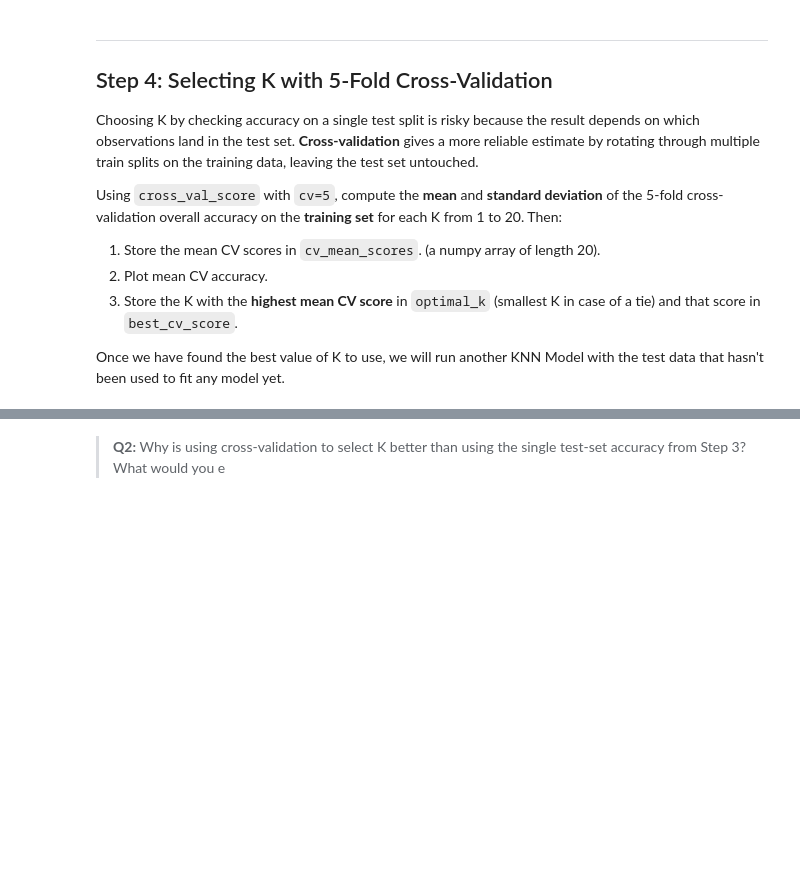
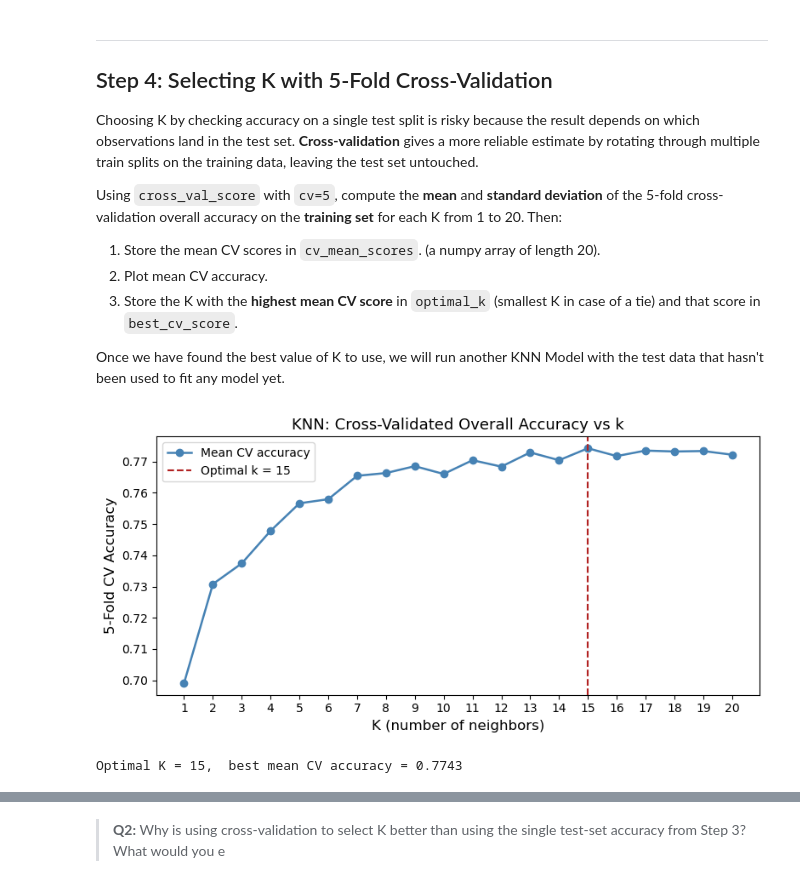
Before and after one commit to avarobillard/assignment-2, a Jupyter notebook: hw2-task2.ipynb, the cells around one changed output, grey strips where cells are left out. Cells and saved outputs as stored; diff of their text form; code cells hidden in the pictures; blank space fills up the shorter version.

````diff
--- a/hw2-task2.ipynb
+++ b/hw2-task2.ipynb
@@ -134,9 +177,16 @@ acc = accuracy_score(y_test, y_pred)  # 4. evaluate
 ```
 We'll use k = 3 here as a baseline, then use cross-validation in Step 4 to find the optimal k.
 # %%
-knn3 = ...
+# Initialize KNN
+knn3 = KNeighborsClassifier(n_neighbors=3)
 
-y_pred_knn3   = ...
-knn3_accuracy = ...
+# Fit on training data
+knn3.fit(X_train, y_train)
+
+# Predict on test data
+y_pred_knn3   = knn3.predict(X_test)
+
+# Evaluate
+knn3_accuracy = accuracy_score(y_test, y_pred_knn3)
 
 print(f'KNN (K=3) test accuracy: {knn3_accuracy:.4f}')
@@ -156,26 +210,46 @@ Using `cross_val_score` with `cv=5`, compute the **mean** and **standard deviati
 
 Once we have found the best value of K to use, we will run another KNN Model with the test data that hasn't been used to fit any model yet.
 # %%
-k_values       = ...
-cv_mean_scores = ...
+# Create list of K to test
+k_values       = list(range(1,21))
 
+# Create empty list to store mean CV scores
+cv_mean_scores = []
 
+# For loop to calculate mean CV score for each K
+for k in k_values:
+    # Initialize KNN
+    knn3 = KNeighborsClassifier(n_neighbors=k)
 
-optimal_k     = ...
-best_cv_score = ...
+    # Compute mean and SD of overall accuracy on training set
+    scores = cross_val_score(knn3, X_train, y_train, cv = 5, scoring = "accuracy")
+
+    cv_mean_scores.append(scores.mean())
+
+# Convert to array to easily get min/max
+cv_mean_scores = np.array(cv_mean_scores)
+
+# Find optimal k- highest mean CV score
+optimal_k     = k_values[np.argmax(cv_mean_scores)]
+
+# Store best score
+best_cv_score = cv_mean_scores.max()
 
 # Visualize optimal k
 fig, ax = plt.subplots(figsize=(8, 4))
 ax.plot(k_values, cv_mean_scores, marker='o', color='steelblue', linewidth=1.8, label='Mean CV accuracy')
 ax.axvline(optimal_k, color='firebrick', linestyle='--', label=f'Optimal k = {optimal_k}')
 ax.set_xlabel('K (number of neighbors)', fontsize=12)
 ax.set_ylabel('5-Fold CV Accuracy', fontsize=12)
 ax.set_title('KNN: Cross-Validated Overall Accuracy vs k', fontsize=13)
 ax.xaxis.set_major_locator(mticker.MultipleLocator(1))
 ax.legend()
 plt.tight_layout()
 plt.show()
 
 print(f'Optimal K = {optimal_k},  best mean CV accuracy = {best_cv_score:.4f}')
+# %% [output]
+[figure, added]
+Optimal K = 15,  best mean CV accuracy = 0.7743
 # %%
 grader.check("q5")
````
Also changed, not shown: parts of 9 cells of this notebook, 1 other file.
